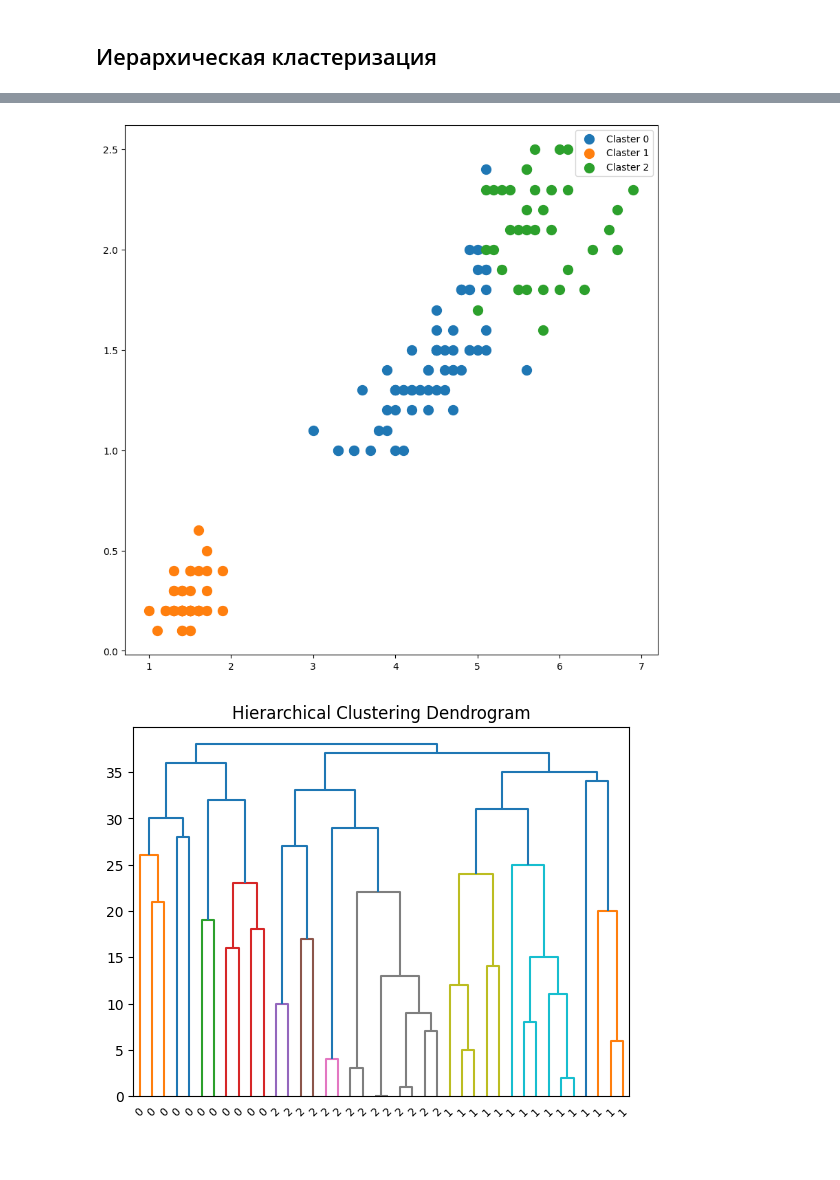
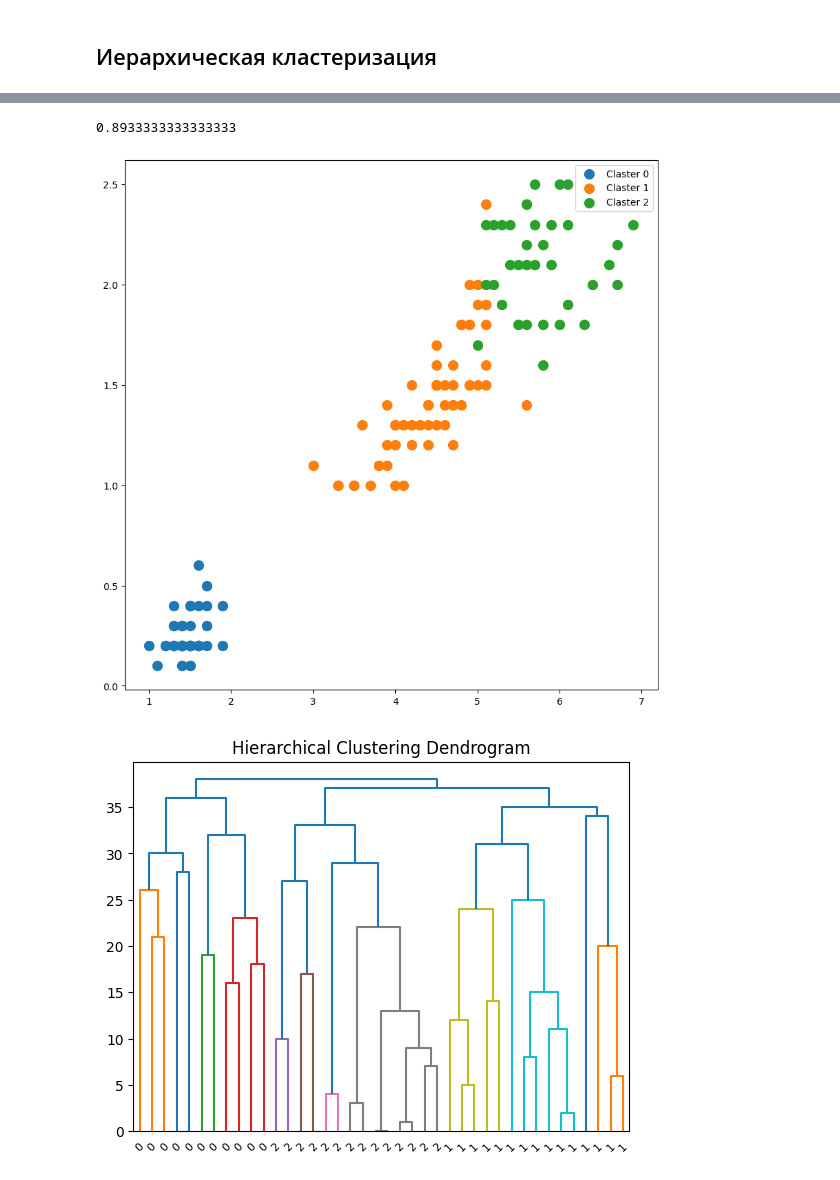
Before and after one commit to DanishevskiyNS/ML, a Jupyter notebook: Lab1 clustering.ipynb, the cells around one changed output, grey strips where cells are left out. Drawn from its saved outputs; the diff is of its cells as text; code cells hidden in the pictures.

```diff
--- a/Lab1 clustering.ipynb
+++ b/Lab1 clustering.ipynb
@@ -54,8 +9,0 @@ good: 69
-# %%
-le = preprocessing.LabelEncoder()
-original_classes = np.unique(df['class'].values)
-for column_name in df.columns:
-    df[column_name] = le.fit_transform(df[column_name])
-y = df['class']
-X = df.loc[:, df.columns != 'class']
-x = X.to_numpy()
@@ -77,0 +128,6 @@ df
+# %%
+from sklearn.datasets import load_iris
+iris_ds = load_iris(as_frame=True)
+X_iris = iris_ds['data'].to_numpy()
+y_iris = iris_ds['target'].to_numpy()
+data = iris_ds['frame']
@@ -82,8 +174,3 @@ df
-# %%
-from sklearn.datasets import load_iris
-iris_ds = load_iris()
-X_iris = iris_ds['data']
-y_iris = iris_ds['target']
 # %%
 from sklearn.cluster import KMeans
 
@@ -143,11 +275,19 @@ plot_clusters(X_iris, clusters, (2,3))
 # %%
 from sklearn.cluster import AgglomerativeClustering
 agg_clustering = AgglomerativeClustering(n_clusters=3, compute_full_tree=False, distance_threshold=None)
 clusters = agg_clustering.fit_predict(X_iris, y_iris)
 
-plot_clusters(X_iris, clusters, (2,3))
+# plot_clusters(X_iris, clusters, (2,3))
+corrected_clusters = np.zeros_like(clusters)
+corrected_clusters[clusters == 0] = 1
+corrected_clusters[clusters == 1] = 0
+corrected_clusters[clusters == 2] = 2
+f1 = f1_score(y_iris, corrected_clusters, average='micro')
+print(f1)
+plot_clusters(X_iris, corrected_clusters, (2,3))
 # %% [output]
+0.8933333333333333
-[figure, old version]
+[figure, new version]
 # %%
 # https://stackoverflow.com/questions/29127013/plot-dendrogram-using-sklearn-agglomerativeclustering
 
```
Also changed, not shown: parts of 30 cells of this notebook.
